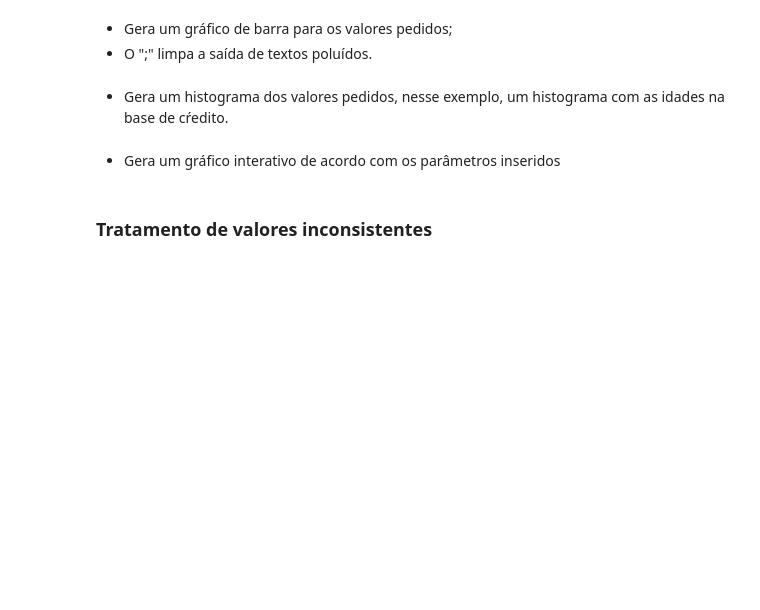
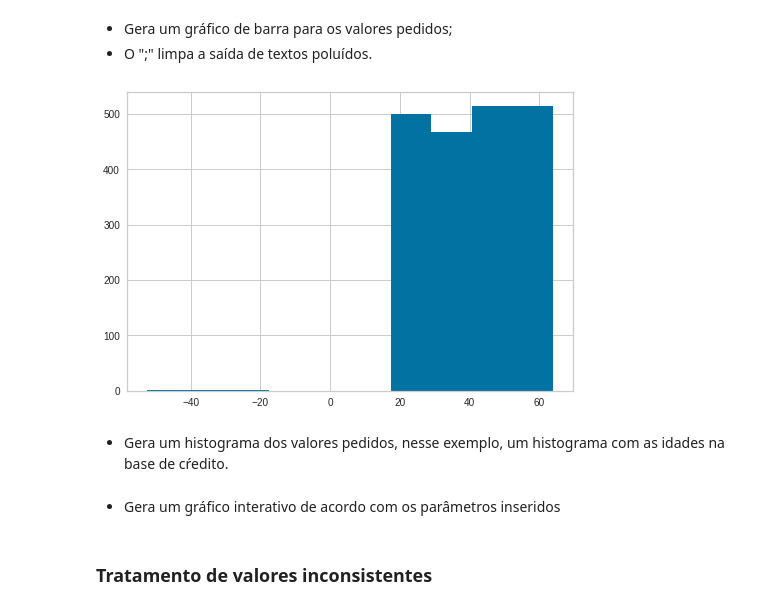
Before and after one commit to CarlosAraujo7/Machine-Learning-Study, a Jupyter notebook: Data Science and Machine Learning.ipynb, the cells around one changed output. Saved outputs shown, nothing was run; the diff lists cells and outputs as text; code cells hidden in the pictures; blank space fills up the shorter version.

```diff
--- a/Data Science and Machine Learning.ipynb
+++ b/Data Science and Machine Learning.ipynb
@@ -56,7 +115,9 @@ sns.countplot(x = base_credit['default']);
 - Gera um gráfico de barra para os valores pedidos;
 - O ";" limpa a saída de textos poluídos.
 # %%
-plt.hist(x =  base_credit['age']);
+matplotlib.pyplot.hist(x =  base_credit['age']);
+# %% [output]
+[figure, added]
 # %% [markdown]
 - Gera um histograma dos valores pedidos, nesse exemplo, um histograma com as idades na base de cŕedito.
 # %%
```
Also changed, not shown: parts of 101 cells of this notebook, 1 other file.
